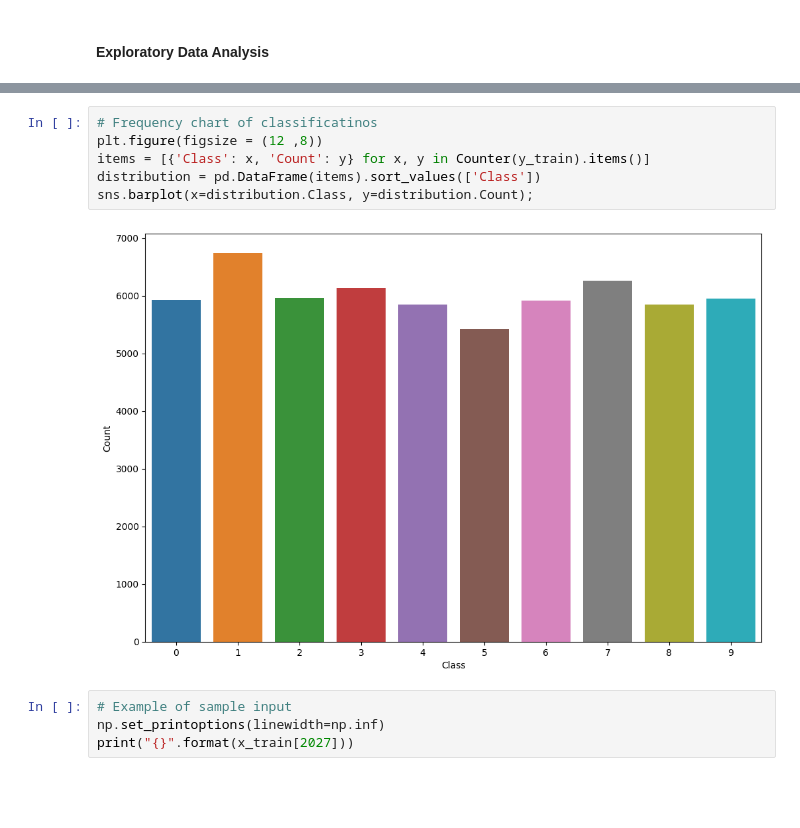
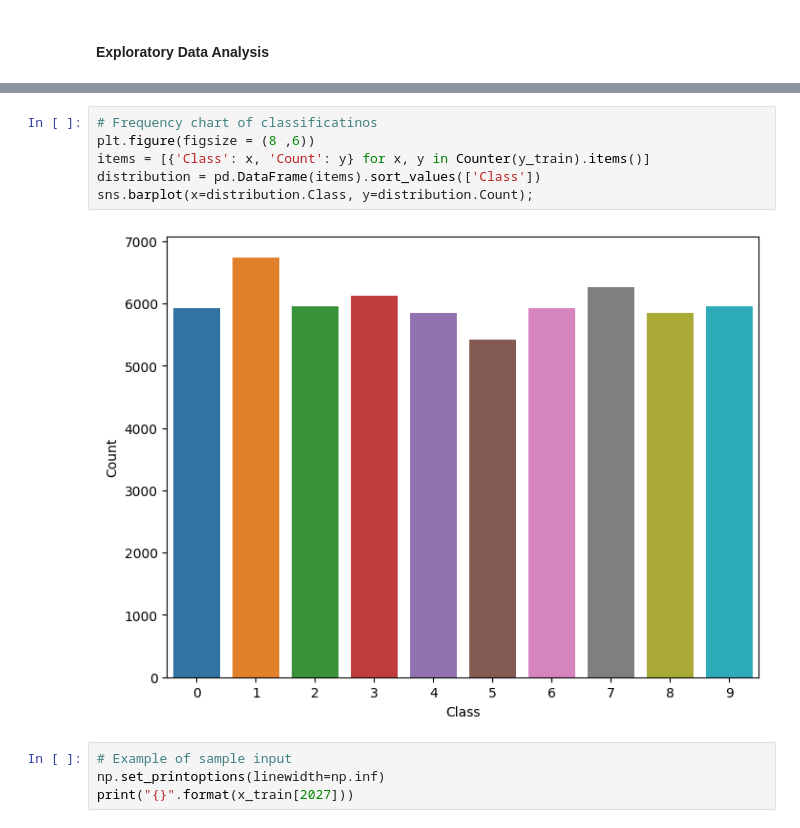
Before and after one commit to hayashady/NU_MSDS, a Jupyter notebook: 458 - Artificial Intelligence & Deep Learning/458.3 - Simple Neural Networks: Architecture & Design Principles/Assignment1Hayashi.ipynb, the cells around one changed output, grey strips where cells are left out. Cells and saved outputs as stored; diff of their text form; blank space fills up the shorter version.

```diff
--- a/458 - Artificial Intelligence & Deep Learning/458.3 - Simple Neural Networks: Architecture & Design Principles/Assignment1Hayashi.ipynb
+++ b/458 - Artificial Intelligence & Deep Learning/458.3 - Simple Neural Networks: Architecture & Design Principles/Assignment1Hayashi.ipynb
@@ -99,11 +99,11 @@ for i in range(50):
 # %%
 # Frequency chart of classificatinos
-plt.figure(figsize = (12 ,8))
+plt.figure(figsize = (8 ,6))
 items = [{'Class': x, 'Count': y} for x, y in Counter(y_train).items()]
 distribution = pd.DataFrame(items).sort_values(['Class'])
 sns.barplot(x=distribution.Class, y=distribution.Count);
 # %% [output]
-[figure, old version]
+[figure, new version]
 # %%
 # Example of sample input
 np.set_printoptions(linewidth=np.inf)
```
Also changed, not shown: parts of 10 cells of this notebook, 2 other files.
